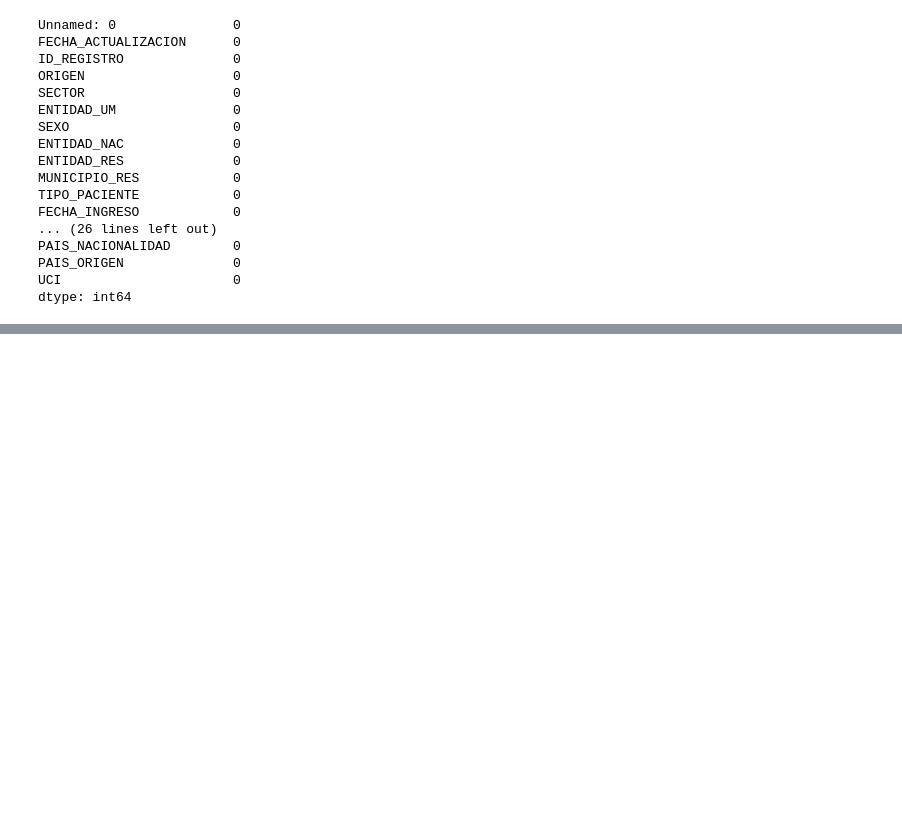
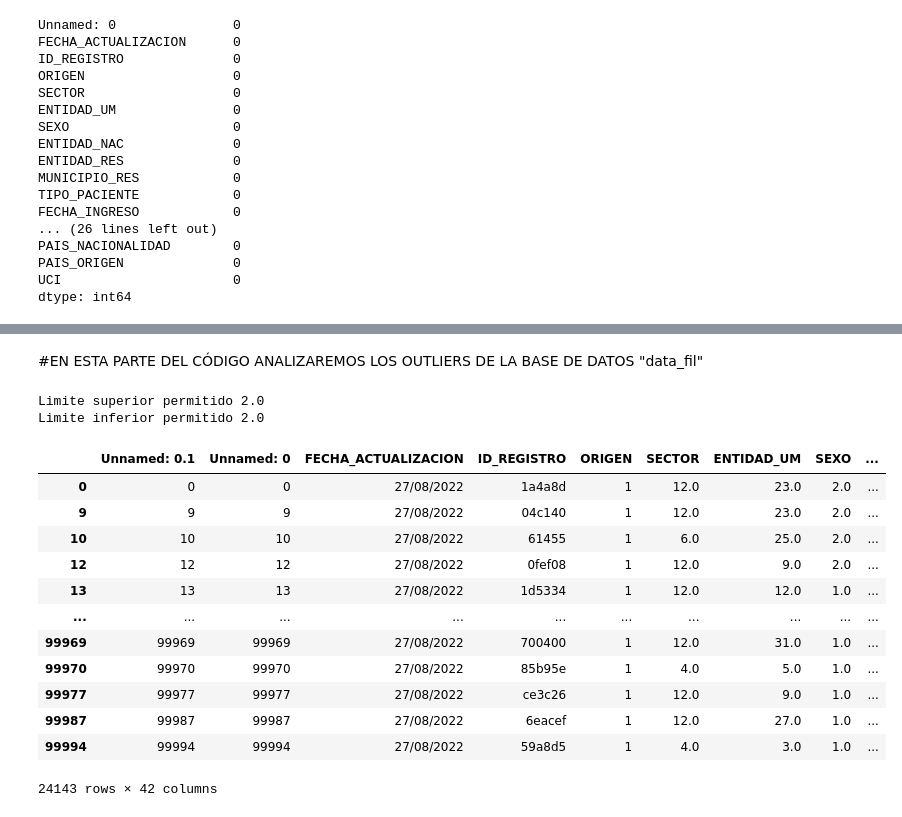
Before and after one commit to ElizabethCobos/Actividad4, a Jupyter notebook: Actividad4.ipynb, the cells around one changed output, grey strips where cells are left out. Drawn from its saved outputs; the diff is of its cells as text; code cells hidden in the pictures; blank space fills up the shorter version.

```diff
--- a/Actividad4.ipynb
+++ b/Actividad4.ipynb
@@ -379,0 +421,36 @@ data7.to_csv("COVID_sindatosnulos.csv")
+# %% [markdown]
+#EN ESTA PARTE DEL CÓDIGO ANALIZAREMOS LOS OUTLIERS DE LA BASE DE DATOS "data_fil"
+# %%
+#ORIGEN
+#Método aplicando Cuartiles. Encuentro cuartiles 0.25 y 0.75
+y=data_fil["ORIGEN"]
+
+percentile25=y.quantile(0.25) #Q1
+percentile75=y.quantile(0.75) #Q3
+iqr= percentile75 - percentile25
+
+Limite_Superior_iqr= percentile75 + 1.5*iqr
+Limite_Inferior_iqr= percentile25 - 1.5*iqr
+print("Limite superior permitido", Limite_Superior_iqr)
+print("Limite inferior permitido", Limite_Inferior_iqr)
+# %% [output]
+Limite superior permitido 2.0
+Limite inferior permitido 2.0
+# %%
+#Encontramos Outliers
+outliers_iqr= data_fil[(y>Limite_Superior_iqr)|(y<Limite_Inferior_iqr)]
+outliers_iqr
+# %% [output]
+|  | Unnamed: 0.1 | Unnamed: 0 | FECHA_ACTUALIZACION | ID_REGISTRO | ORIGEN | SECTOR | ENTIDAD_UM | SEXO | ... |
+| 0 | 0 | 0 | 27/08/2022 | 1a4a8d | 1 | 12.0 | 23.0 | 2.0 | ... |
+| 9 | 9 | 9 | 27/08/2022 | 04c140 | 1 | 12.0 | 23.0 | 2.0 | ... |
+| 10 | 10 | 10 | 27/08/2022 | 61455 | 1 | 6.0 | 25.0 | 2.0 | ... |
+| 12 | 12 | 12 | 27/08/2022 | 0fef08 | 1 | 12.0 | 9.0 | 2.0 | ... |
+| 13 | 13 | 13 | 27/08/2022 | 1d5334 | 1 | 12.0 | 12.0 | 1.0 | ... |
+| ... | ... | ... | ... | ... | ... | ... | ... | ... | ... |
+| 99969 | 99969 | 99969 | 27/08/2022 | 700400 | 1 | 12.0 | 31.0 | 1.0 | ... |
+| 99970 | 99970 | 99970 | 27/08/2022 | 85b95e | 1 | 4.0 | 5.0 | 1.0 | ... |
+| 99977 | 99977 | 99977 | 27/08/2022 | ce3c26 | 1 | 12.0 | 9.0 | 1.0 | ... |
+| 99987 | 99987 | 99987 | 27/08/2022 | 6eacef | 1 | 12.0 | 27.0 | 1.0 | ... |
+| 99994 | 99994 | 99994 | 27/08/2022 | 59a8d5 | 1 | 4.0 | 3.0 | 1.0 | ... |
+24143 rows × 42 columns
```
Also changed, not shown: parts of 3 cells of this notebook.
